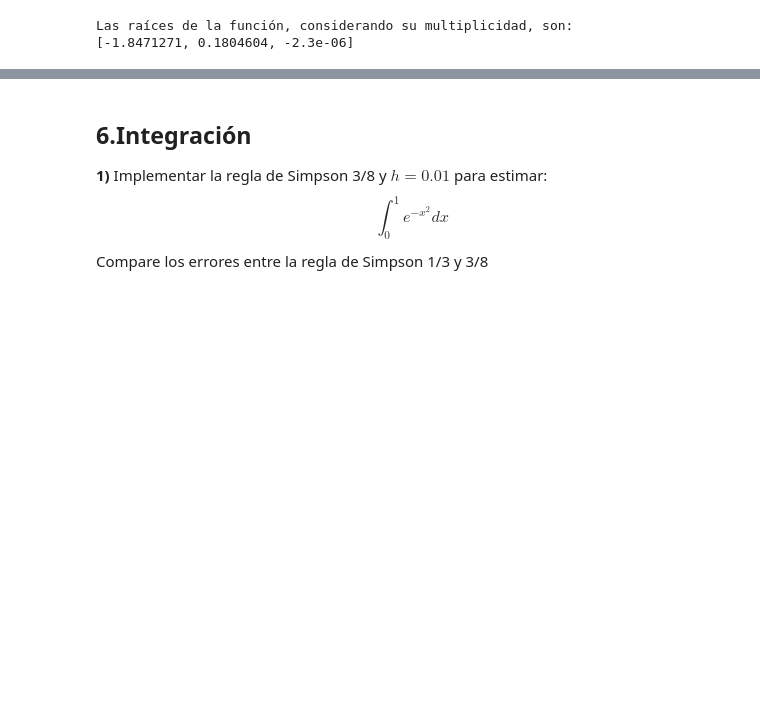
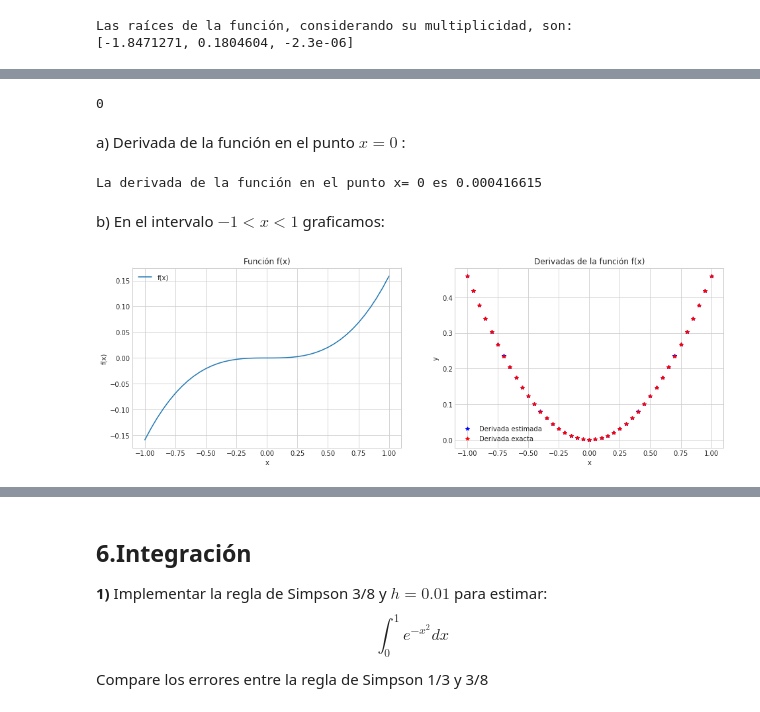
Before and after one commit to PachoDp13/Metodos_Computacionales, a Jupyter notebook: Talleres/Taller 1.ipynb, the cells around one changed output, grey strips where cells are left out. Drawn from its saved outputs; the diff is of its cells as text; code cells hidden in the pictures; blank space fills up the shorter version.

```diff
--- a/Talleres/Taller 1.ipynb
+++ b/Talleres/Taller 1.ipynb
@@ -456,0 +476,52 @@ Para el siguiente punto,el códico en C++ se encuentra en un archivo .cpp en la
+# %%
+#En caso de no haber compilado y ejecutado el archivo .cpp ejecute el siguiente código:
+os.system("g++ Derivacion.cpp")
+os.system("./a.out")
+# %% [output]
+0
+# %%
+#Realizaremos la lectura del archivo derivada.dat
+def readDataCpp(filename):
+    f=open(filename+".dat","r")
+    l=f.readlines()
+    f.close()
+    dataBase = l[0]
+    config, x,f,dfc, dfe, error=[],[], [],[],[], []
+    config = dataBase.split()
+    for n in l[1:]:
+        dat=n.split()
+        x.append(float(dat[0]))
+        f.append(float(dat[1]))
+        dfc.append(float(dat[2]))
+        dfe.append(float(dat[3]))
+        error.append(float(dat[4]))
+    return config,x,f,dfc,dfe,error
+
+config,X,FX,DFC,DFE,Error = readDataCpp("derivada")
+# %% [markdown]
+a) Derivada de la función en el punto $x=0$ :
+# %%
+print("La derivada de la función en el punto x= 0 es "+config[1])
+# %% [output]
+La derivada de la función en el punto x= 0 es 0.000416615
+# %% [markdown]
+b) En el intervalo $ -1< x < 1 $ graficamos:
+# %%
+#Ahora graficaremos:
+
+fig3=plt.figure(figsize=(16,5))
+ax1=fig3.add_subplot(121)
+ax1.plot(X,FX,label="f(x)")
+ax1.set(xlabel='x', ylabel='f(x)',title='Función f(x)')
+
+ax2=fig3.add_subplot(122)
+ax2.plot(X,DFC,'b*',label="Derivada estimada" )
+ax2.plot(X,DFE,'r*' ,label="Derivada exacta")
+ax2.set(xlabel='x', ylabel='y',title='Derivadas de la función f(x)')
+ax1.legend()
+ax2.legend()
+
+plt.style.use('seaborn-whitegrid')
+plt.show()
+# %% [output]
+[figure, added]
```
Also changed, not shown: parts of 5 cells of this notebook.
